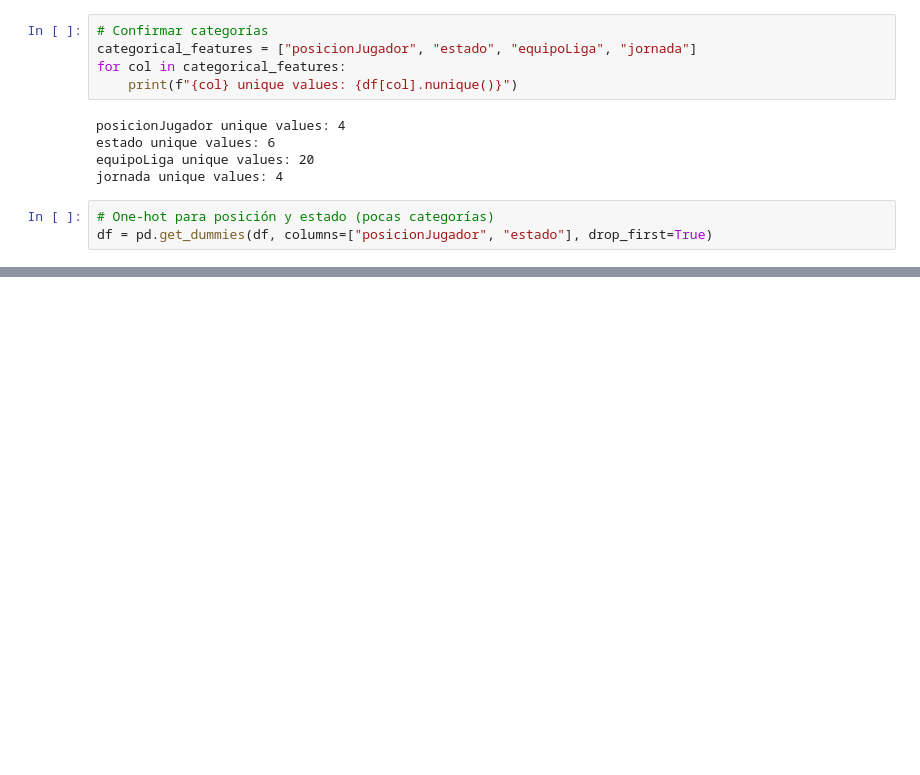
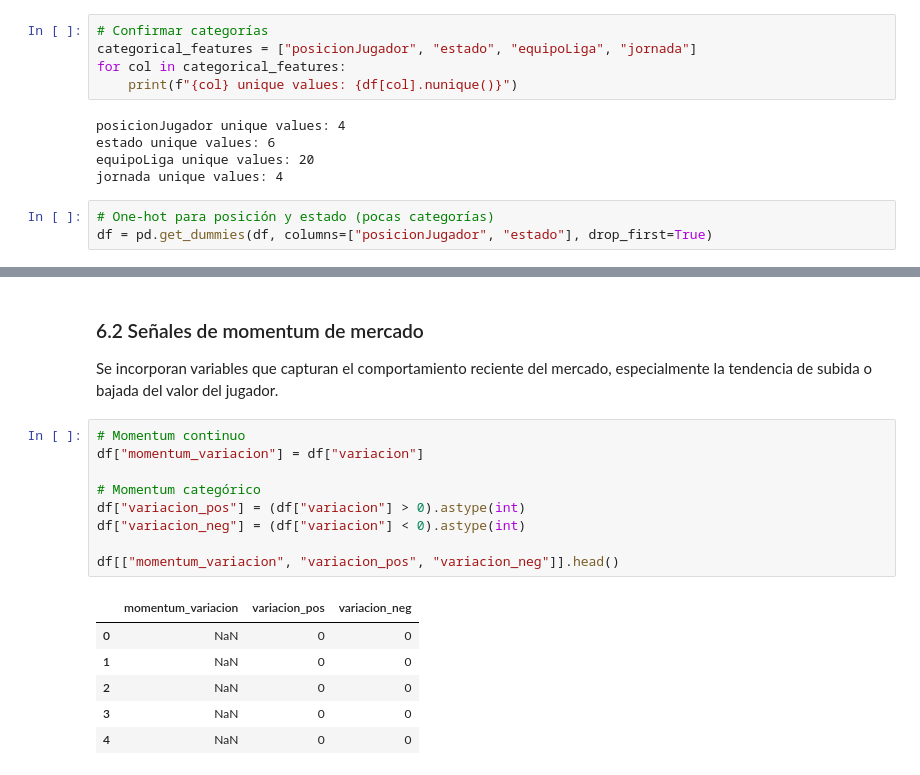
Before and after one commit to javica98/MisterFantasy_analytics, a Jupyter notebook: eda/03_feature_engineering.ipynb, the cells around one changed output, grey strips where cells are left out. Saved outputs shown, nothing was run; the diff lists cells and outputs as text; blank space fills up the shorter version.

```diff
--- a/eda/03_feature_engineering.ipynb
+++ b/eda/03_feature_engineering.ipynb
@@ -136,0 +192,21 @@ df.info()
+# %% [markdown]
+### 6.2 Señales de momentum de mercado
+
+Se incorporan variables que capturan el comportamiento reciente del mercado,
+especialmente la tendencia de subida o bajada del valor del jugador.
+# %%
+# Momentum continuo
+df["momentum_variacion"] = df["variacion"]
+
+# Momentum categórico
+df["variacion_pos"] = (df["variacion"] > 0).astype(int)
+df["variacion_neg"] = (df["variacion"] < 0).astype(int)
+
+df[["momentum_variacion", "variacion_pos", "variacion_neg"]].head()
+# %% [output]
+|  | momentum_variacion | variacion_pos | variacion_neg |
+| 0 | NaN | 0 | 0 |
+| 1 | NaN | 0 | 0 |
+| 2 | NaN | 0 | 0 |
+| 3 | NaN | 0 | 0 |
+| 4 | NaN | 0 | 0 |
```
Also changed, not shown: parts of 20 cells of this notebook, 12 other files.
